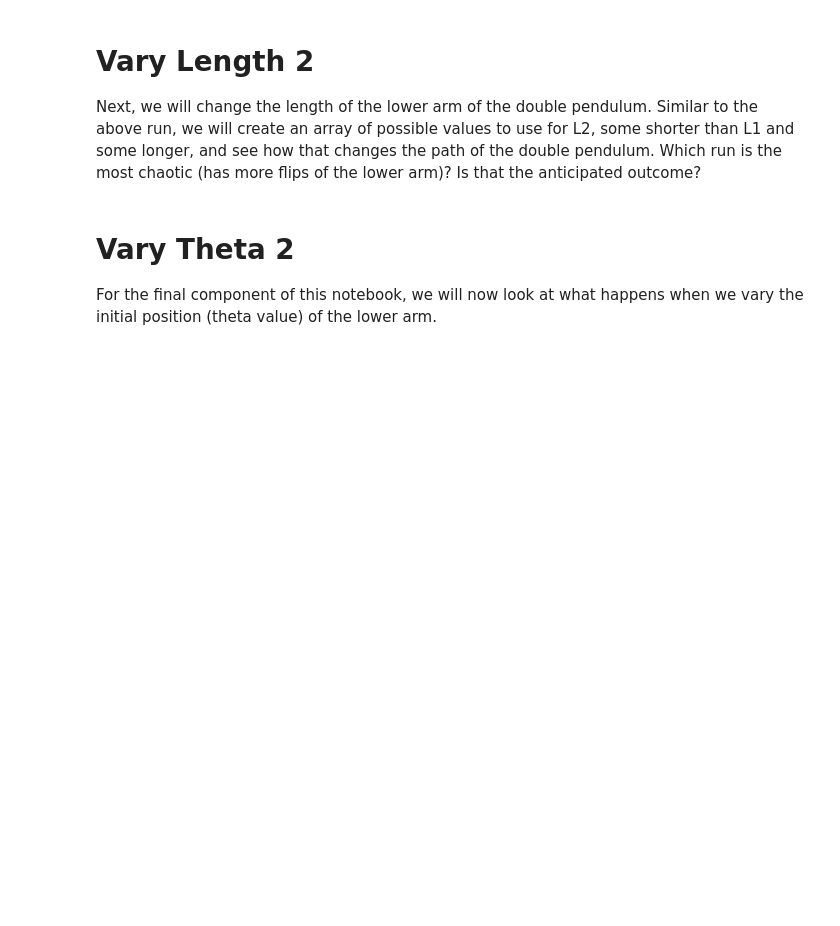
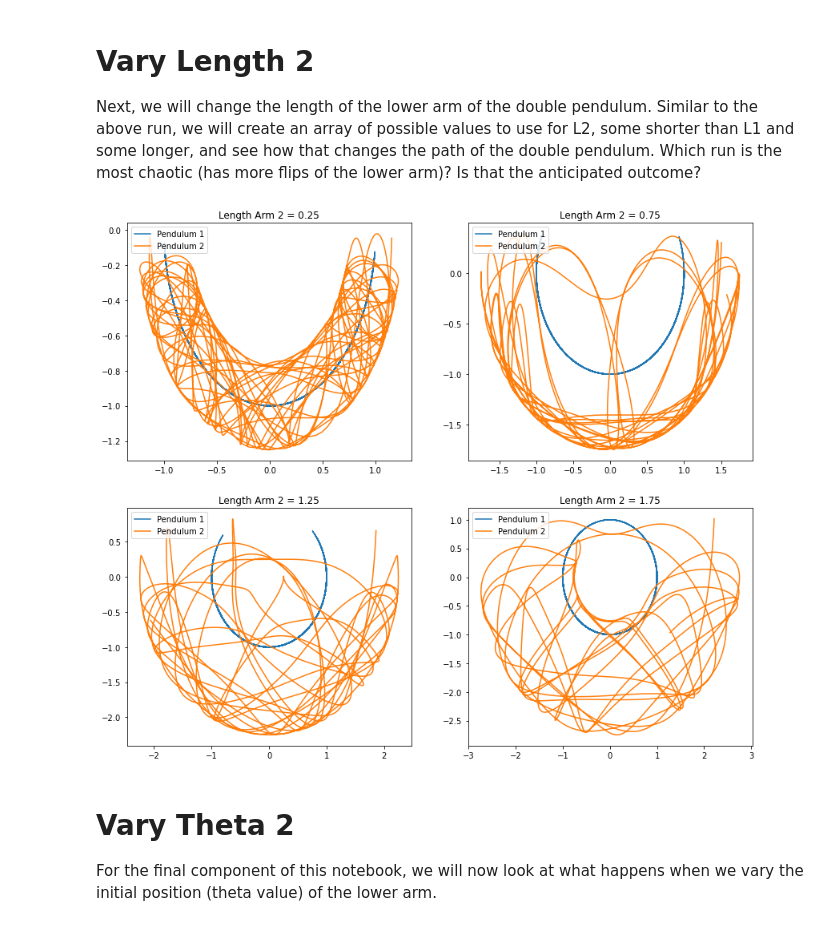
Before and after one commit to michaelavs/Sizemore_PHYS5070_Final, a Jupyter notebook: Sizemore_Final_Project.ipynb, the cells around one changed output. Drawn from its saved outputs; the diff is of its cells as text; code cells hidden in the pictures; blank space fills up the shorter version.

```diff
--- a/Sizemore_Final_Project.ipynb
+++ b/Sizemore_Final_Project.ipynb
@@ -182,34 +186,36 @@ Next, we will change the length of the lower arm of the double pendulum. Similar
 
 L1, L2 = 1, [0.25, 0.75, 1.25, 1.75]
 m1, m2 = 1, 1
 
 # Initialize figure for plotting
 plt.figure(figsize=(14,12))
 
 for i in range(len(L2)):
     ax = plt.subplot(2,2,i+1)
-    y = odeint(double_pen, y0, t, args=(L1, L2[i], m1, m2))
+    y = odeint(dp.double_pen, y0, t, args=(L1, L2[i], m1, m2))
 
     # Unpack theta values for pendulum arms
     theta1, theta2 = y[:,0], y[:,2]
 
     # Convert to Cartesian coordinates
     x1 = L1 * np.sin(theta1)
     y1 = -L1 * np.cos(theta1)
 
     x2 = x1 + L2[i] * np.sin(theta2)
     y2 = y1 - L2[i] * np.cos(theta2)
 
 
     # Create plots and add features for comprehension
     title = "Length Arm 2 = " + str(L2[i])
 
     plt.title(title)
 
     ax.plot(x1, y1, label="Pendulum 1")
     ax.plot(x2, y2, label="Pendulum 2")
 
     plt.legend(loc = "upper left")
+# %% [output]
+[figure, added]
 # %% [markdown]
 # Vary Theta 2 #
 For the final component of this notebook, we will now look at what happens when we vary the initial position (theta value) of the lower arm.
```
Also changed, not shown: parts of 11 cells of this notebook, 2 other files.
